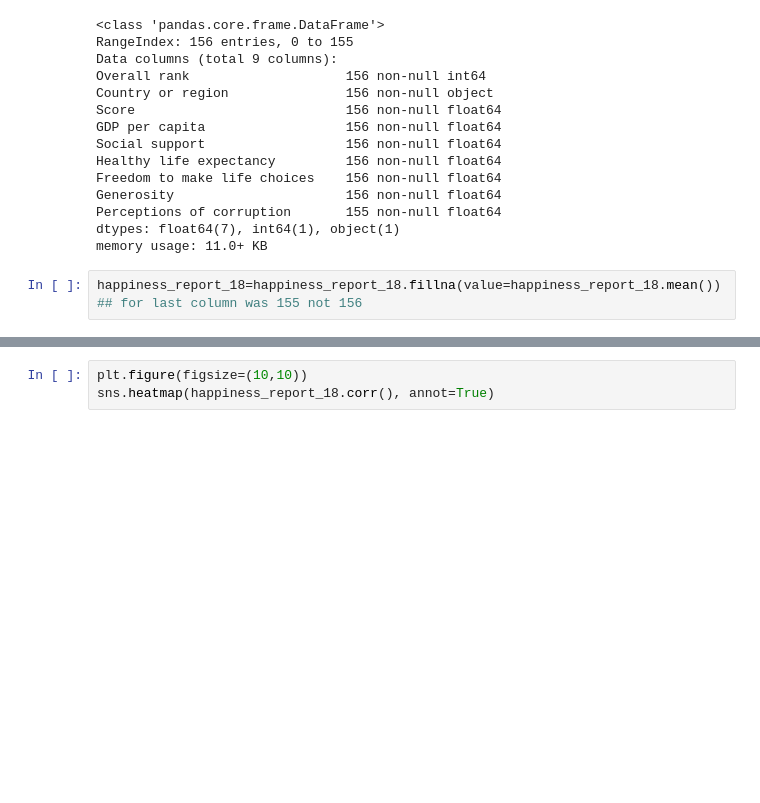
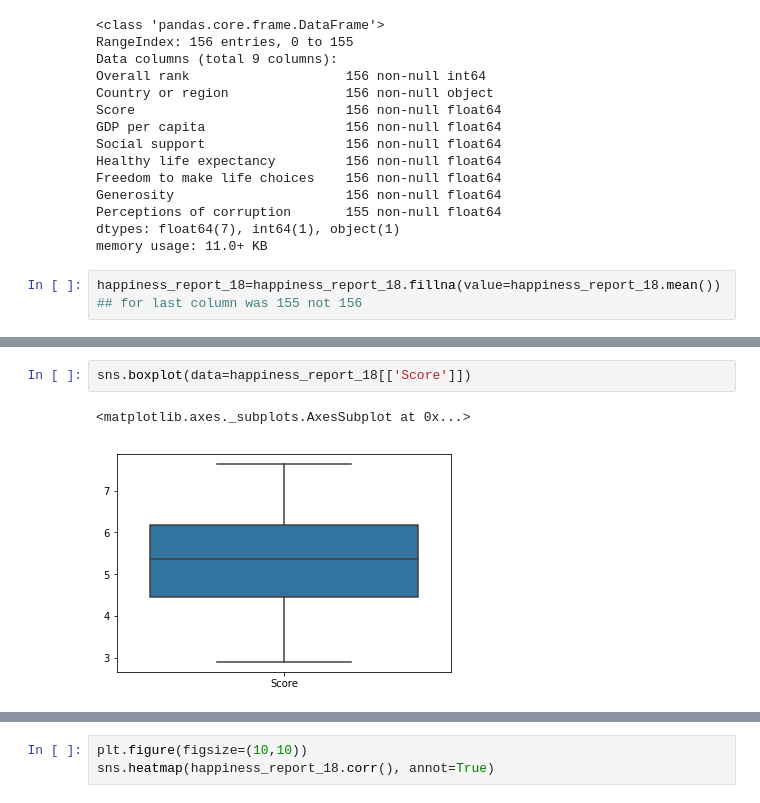
Before and after one commit to Noha-Magdy/world-happiness-report-analysis, a Jupyter notebook: Happiness_report_analysis.ipynb, the cells around one changed output, grey strips where cells are left out. Drawn from its saved outputs; the diff is of its cells as text; blank space fills up the shorter version.

```diff
--- a/Happiness_report_analysis.ipynb
+++ b/Happiness_report_analysis.ipynb
@@ -177,3 +177,8 @@ sns.boxplot(data=happiness_report_18[['Healthy life expectancy','Freedom to make
+# %%
+sns.boxplot(data=happiness_report_18[['Score']])
+# %% [output]
+<matplotlib.axes._subplots.AxesSubplot at 0x...>
+[figure, added]
 # %%
 df_temp = happiness_report_18.set_index('Country or region')
 sns.set(style='darkgrid')
```
Also changed, not shown: parts of 7 cells of this notebook, 1 other file.
